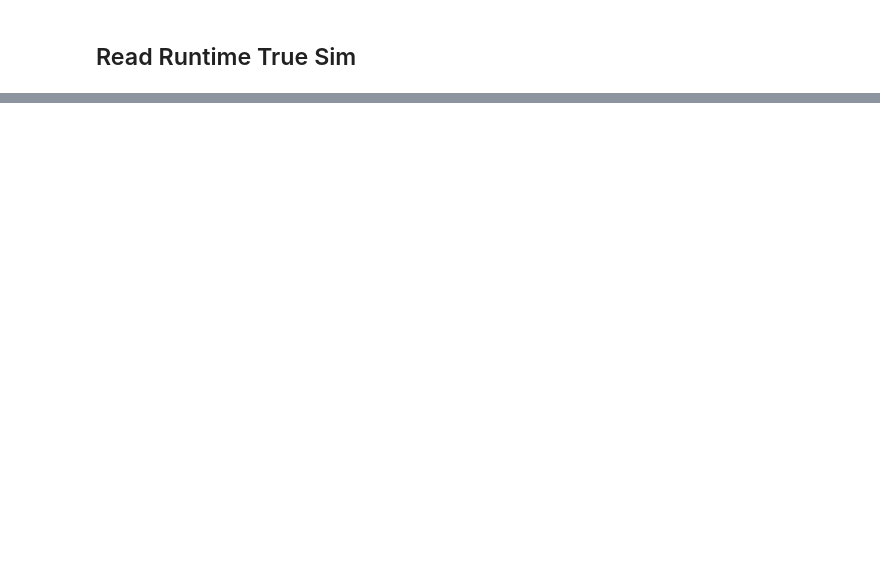
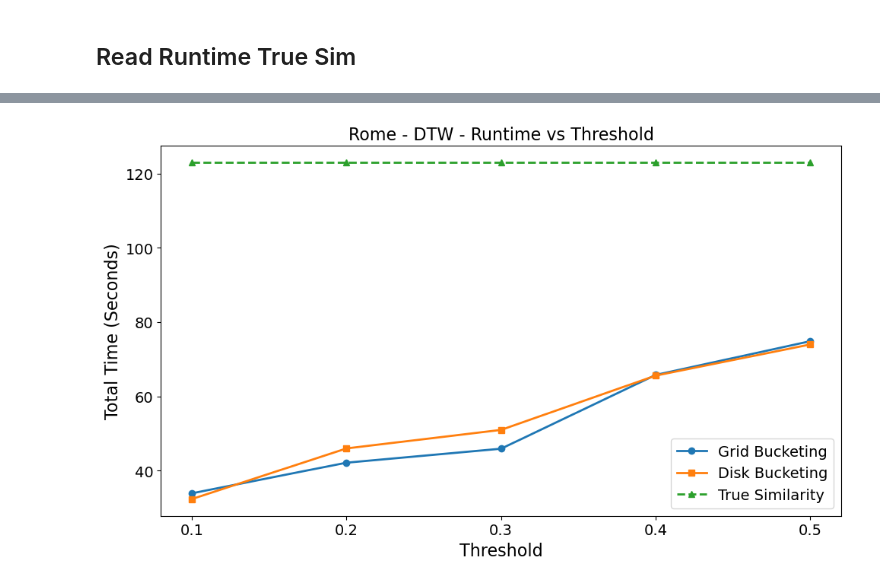
Before and after one commit to eivindmidtbo/masteroppgave, a Jupyter notebook: result_analysis/bucketing_vs_true_sim/bucketing_vs_truesim.ipynb, the cells around one changed output, grey strips where cells are left out. Drawn from its saved outputs; the diff is of its cells as text; code cells hidden in the pictures; blank space fills up the shorter version.

```diff
--- a/result_analysis/bucketing_vs_true_sim/bucketing_vs_truesim.ipynb
+++ b/result_analysis/bucketing_vs_true_sim/bucketing_vs_truesim.ipynb
@@ -52,5 +56,5 @@ file_path = folder_path + file_name
 bucket_evaluation = pd.read_csv(file_path, index_col=0)
 
 # Merge runtime bucketing and bucket evaluation dataframes on Resolution and Layers
-bucket_evaluation_runtime_merged = pd.merge(bucket_evaluation, runtime_bucketing, on=["Resolution", "Layers", "Size"], how="left")
-bucket_evaluation_runtime_merged.head(10)
+bucket_evaluation_runtime_merged = pd.merge(bucket_evaluation, runtime_bucketing, on=["Resolution", "Layers", "Size", "Measure"], how="left")
+bucket_evaluation_runtime_merged.head(5)
@@ -62,5 +73,7 @@ folder_path = f"../../results_true/runtimes/{CITY}/{MEASURE}/"
 file_name = f"{CITY}_true_similarity_runtimes_true_{MEASURE}_cy.csv"
 file_path = folder_path + file_name
 
-runtime_no_bucketing = pd.read_csv(file_path)
-runtime_no_bucketing.head(5)
+runtime_true_sim = pd.read_csv(file_path)
+
+runtime_true_sim = runtime_true_sim[runtime_true_sim["Data Size"] == 500]
+runtime_true_sim.head(5)
@@ -66,0 +173,50 @@ runtime_no_bucketing.head(5)
+# %%
+best_runtimes_per_threshold_disk = fastest_per_threshold_disk["Total time (Seconds)"].tolist()
+
+best_runtimes_per_threshold_grid = fastest_per_threshold["Total time (Seconds)"].tolist()
+
+runtime_true_sim = runtime_true_sim["Average Similarity Computation Time (Seconds)"].tolist()
+
+# Ensure runtime_true_sim is repeated to match thresholds
+runtime_true_sim_repeated = [runtime_true_sim[0]] * 5
+# %%
+import matplotlib.pyplot as plt
+
+def plot_runtime_per_threshold(
+    disk_runtimes,
+    grid_runtimes,
+    true_sim_runtimes,
+    thresholds=[0.1, 0.2, 0.3, 0.4, 0.5],
+    city="Porto",
+    measure="dtw"
+):
+    """
+    Plots total runtimes (Disk, Grid, True Sim) for each threshold value.
+    """
+    fig, ax = plt.subplots(figsize=(10, 6), dpi=100)
+
+    ax.plot(thresholds, grid_runtimes, marker='o', linewidth=2, label='Grid Bucketing')
+    ax.plot(thresholds, disk_runtimes, marker='s', linewidth=2, label='Disk Bucketing')
+    ax.plot(thresholds, true_sim_runtimes, marker='^', linewidth=2, linestyle='--', label='True Similarity')
+
+    ax.set_xlabel("Threshold", fontsize=16)
+    ax.set_ylabel("Total Time (Seconds)", fontsize=16)
+    ax.set_title(f"{city.capitalize()} - {measure.upper()} - Runtime vs Threshold", fontsize=16)
+    ax.tick_params(axis="both", which="major", labelsize=14)
+    ax.grid(False)
+    ax.legend(fontsize=14)
+    # After ax1.plot(...) and before fig.tight_layout():
+    ax.set_xticks(thresholds)
+
+    fig.tight_layout()
+    plt.show()
+
+plot_runtime_per_threshold(
+    disk_runtimes=best_runtimes_per_threshold_disk,
+    grid_runtimes=best_runtimes_per_threshold_grid,
+    true_sim_runtimes=runtime_true_sim_repeated,
+    city=CITY,
+    measure="dtw"
+)
+# %% [output]
+[figure, added]
```
Also changed, not shown: parts of 11 cells of this notebook, 1 other file.
